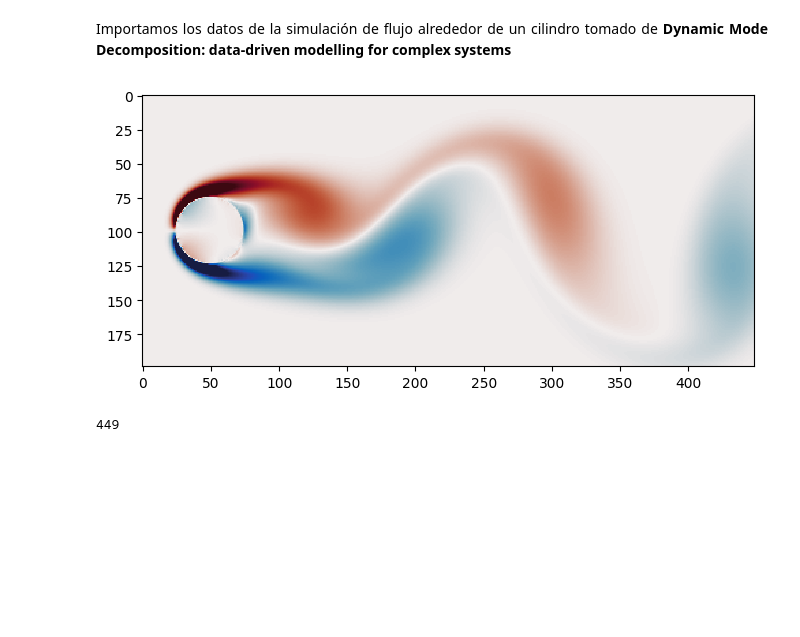
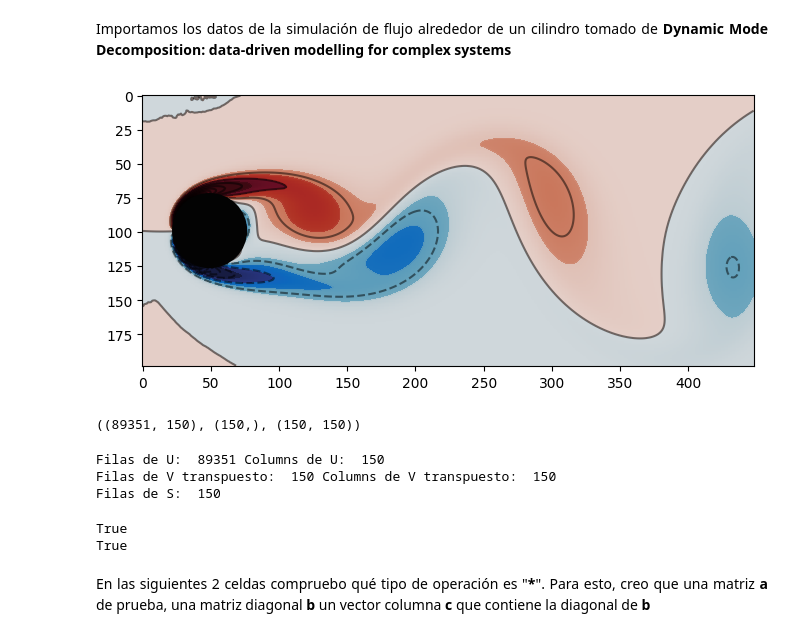
Before and after one commit to juhincapiem/ROM_codes, a Jupyter notebook: POD/Prueba_POD.ipynb, the cells around one changed output. Drawn from its saved outputs; the diff is of its cells as text; code cells hidden in the pictures; blank space fills up the shorter version.

```diff
--- a/POD/Prueba_POD.ipynb
+++ b/POD/Prueba_POD.ipynb
@@ -15,53 +14,55 @@ import matplotlib.patches as mpatches
 CYLINDER = scipy.io.loadmat('CYLINDER_ALL.mat', struct_as_record=True)
 VORTALL = CYLINDER['VORTALL']
-# %%
-def plotField(Field):
-    vortmin = -5
-    vortmax = 5
-
-    Field[Field<vortmin] = vortmin
-    Field[Field>vortmax] = vortmax
-
-    plt.figure(facecolor="white",  edgecolor='k')
-    cm = plt.imshow(Field, cmap='viridis', interpolation='none', vmin=vortmin, vmax=vortmax)
-    wedge = mpatches.Wedge((0,99), 33, 270, 90, ec="#636363", color='#636363',lw = 5, zorder=200)
-    cm.axes.add_patch(p=wedge)
-    plt.colorbar(cm)
-    plt.show
 # %%
-def plot_flow_cyliner(Xsmall):
-    import cmocean
+def plotField(Field):
+    x = np.arange(0, 449, 1)
+    y = np.arange(0, 199, 1)
+    mX, mY = np.meshgrid(x, y)
 
-    x2 = np.arange(0, 449, 1)
-    y2 = np.arange(0, 199, 1)
-    mX, mY = np.meshgrid(x2, y2)
+    img = Field.reshape(449,199)
 
-    img = Xsmall.reshape(449,199)
 
-    #minmax = np.max(np.abs(img)) * 0.65
-    minmax = 5
+    minmax = 4
     plt.figure(facecolor="white",  edgecolor='k', figsize=(7.9,4.7))
-    #plt.contourf(mX, mY, img.T, 80, cmap=cmocean.cm.balance, alpha=1, vmin=-minmax, vmax=minmax)
-    #plt.contour(mX, mY, img.T, 80, colors='black', alpha=0.5, vmin=-minmax, vmax=minmax)
+    plt.contourf(mX, mY, img.T, 40, cmap=cmocean.cm.balance, alpha=0.8, vmin=-minmax, vmax=minmax)
+    plt.contour(mX, mY, img.T, 30, colors='black', alpha=0.5, vmin=-minmax, vmax=minmax)
     im = plt.imshow(img.T, cmap=cmocean.cm.balance, interpolation='none', vmin=-minmax, vmax=minmax)
+
+    cyl = plt.Circle((49,99), 25, ec="#030303", color='#030303',lw = 5, zorder=200)
+    im.axes.add_patch(cyl)
 # %%
 #Se toman snapshot cada 10*delta(t), y el delta(t) = 0.02 para satsifacer CFL
 delta_t = 0.02
 t_analisis = 10
 t_index = int(t_analisis/(10*delta_t))
 
 #Dominio espacial
 ny = 449
 nx = 199
 
-Vortex15 = VORTALL[:,t_index]
-plot_flow_cyliner(Vortex15)
-Vortex15 = Vortex15.reshape((nx, ny))
-
-#fig1 = plotField(Vortex15)
+vortex15 = VORTALL[:,t_index]
+plotField(vortex15)
 # %% [output]
-[figure, old version]
+[figure, new version]
-# %%
-print(len(Vortex15[0]))
-# %% [output]
-449
+# %%
+U, S, Vh = scipy.linalg.svd(VORTALL[:,0:150], full_matrices=False)
+U.shape, S.shape, Vh.shape
+# %% [output]
+((89351, 150), (150,), (150, 150))
+# %%
+print("Filas de U: ",len(U), "Columns de U: ",len(U[0]))
+print("Filas de V transpuesto: ",len(Vh), "Columns de V transpuesto: ",len(Vh[0]))
+print("Filas de S: ",len(S))
+# %% [output]
+Filas de U:  89351 Columns de U:  150
+Filas de V transpuesto:  150 Columns de V transpuesto:  150
+Filas de S:  150
+# %%
+#Revisamos si la operación se hizo correctamente
+print(np.allclose(VORTALL[:,0:150], np.dot(U*S, Vh)))
+print(np.allclose(VORTALL[:,0:150], np.dot(U, np.reshape(S, (150,1))*Vh)))
+# %% [output]
+True
+True
+# %% [markdown]
+<p align = "justify"> En las siguientes 2 celdas compruebo qué tipo de operación es "<b>*</b>". Para esto, creo que una matriz <b>a</b> de prueba, una matriz diagonal <b>b</b> un vector columna <b>c</b> que contiene la diagonal de <b>b</b></p>
```
Also changed, not shown: parts of 10 cells of this notebook, 6 other files.
